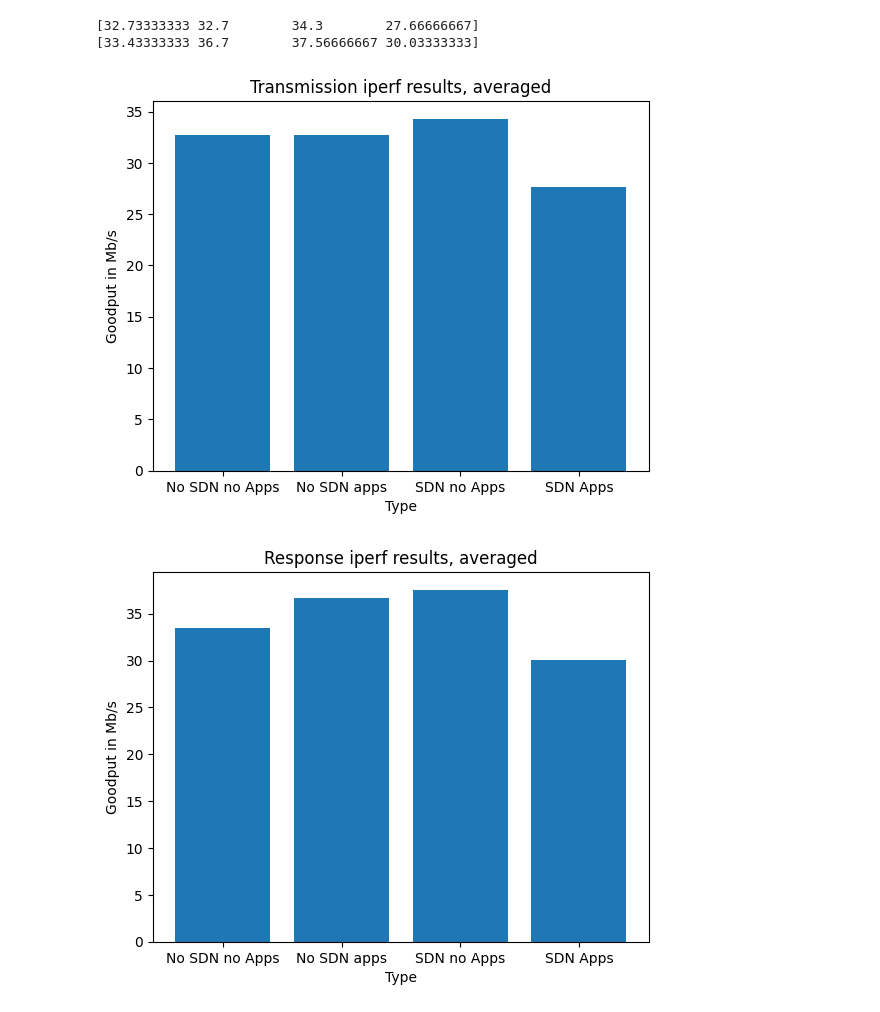
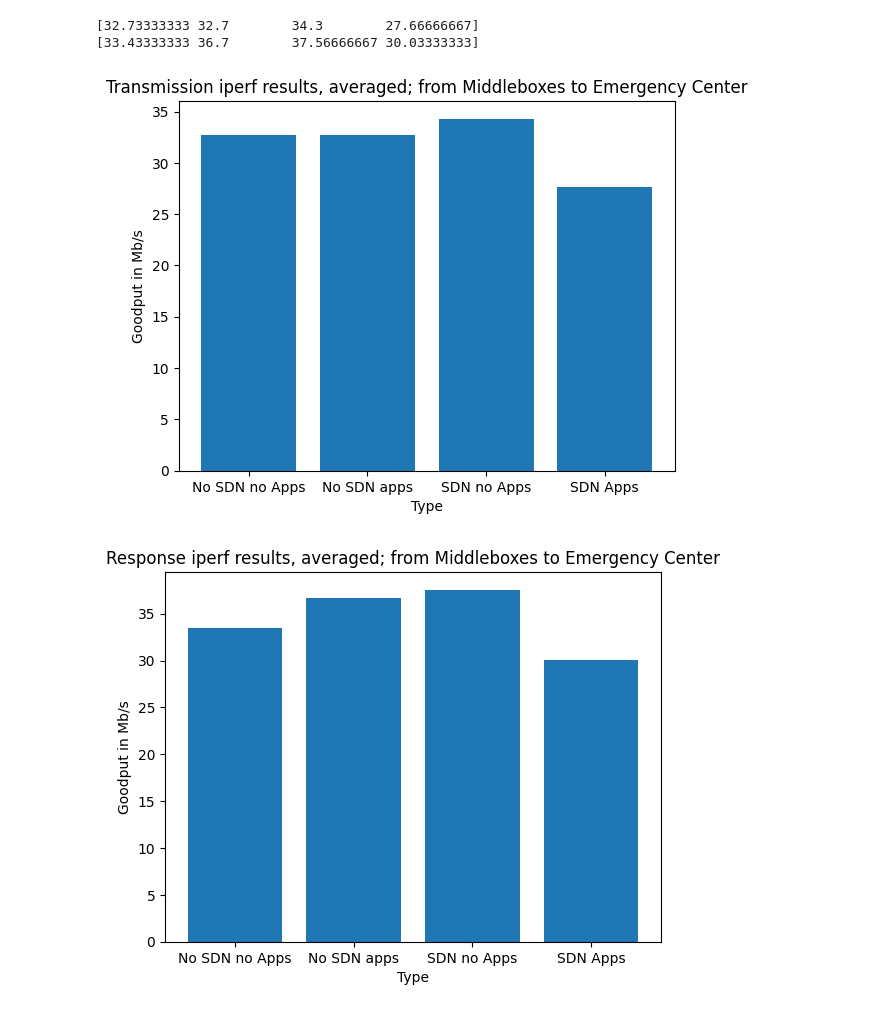
Before and after one commit to TimothyMarchant/EE6220FinalProject, a Jupyter notebook: Plots.ipynb, the cells around one changed output. Saved outputs shown, nothing was run; the diff lists cells and outputs as text; code cells hidden in the pictures.

Commit message:
Changed plots.  Also changing SDN controller to use UDP instead.

```diff
--- a/Plots.ipynb
+++ b/Plots.ipynb
@@ -35,16 +35,16 @@ print(ArrayResponse)
 # %%
 #Transmit bar graph
 plt.bar(Labels,ArrayTransmit)
 plt.xlabel("Type")
 plt.ylabel("Goodput in Mb/s")
-plt.title("Transmission iperf results, averaged")
+plt.title("Transmission iperf results, averaged; from Middleboxes to Emergency Center")
 plt.show()
 #Response bar graph
 plt.bar(Labels,ArrayResponse)
 plt.xlabel("Type")
 plt.ylabel("Goodput in Mb/s")
-plt.title("Response iperf results, averaged")
+plt.title("Response iperf results, averaged; from Middleboxes to Emergency Center")
 plt.show()
 # %% [output]
-[figure, old version]
+[figure, new version]
-[figure, old version]
+[figure, new version]
```
Also changed, not shown: 1 other file.
